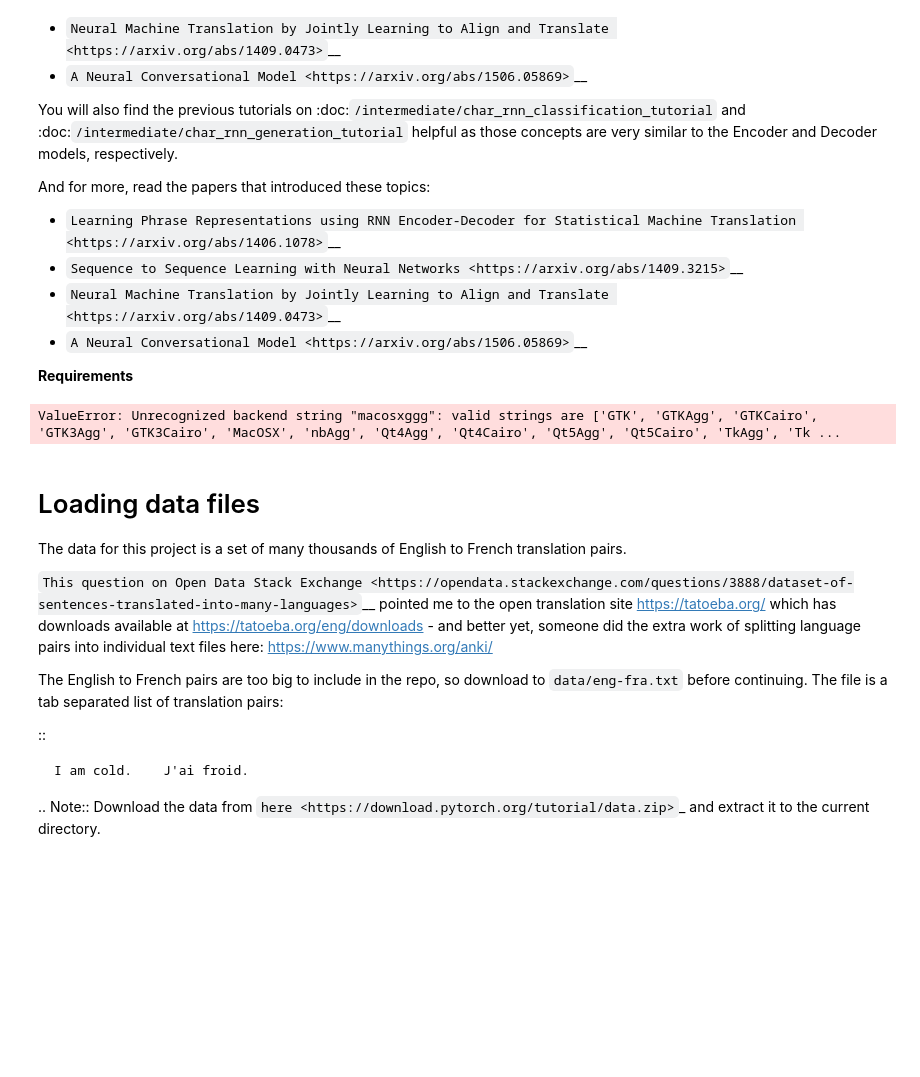
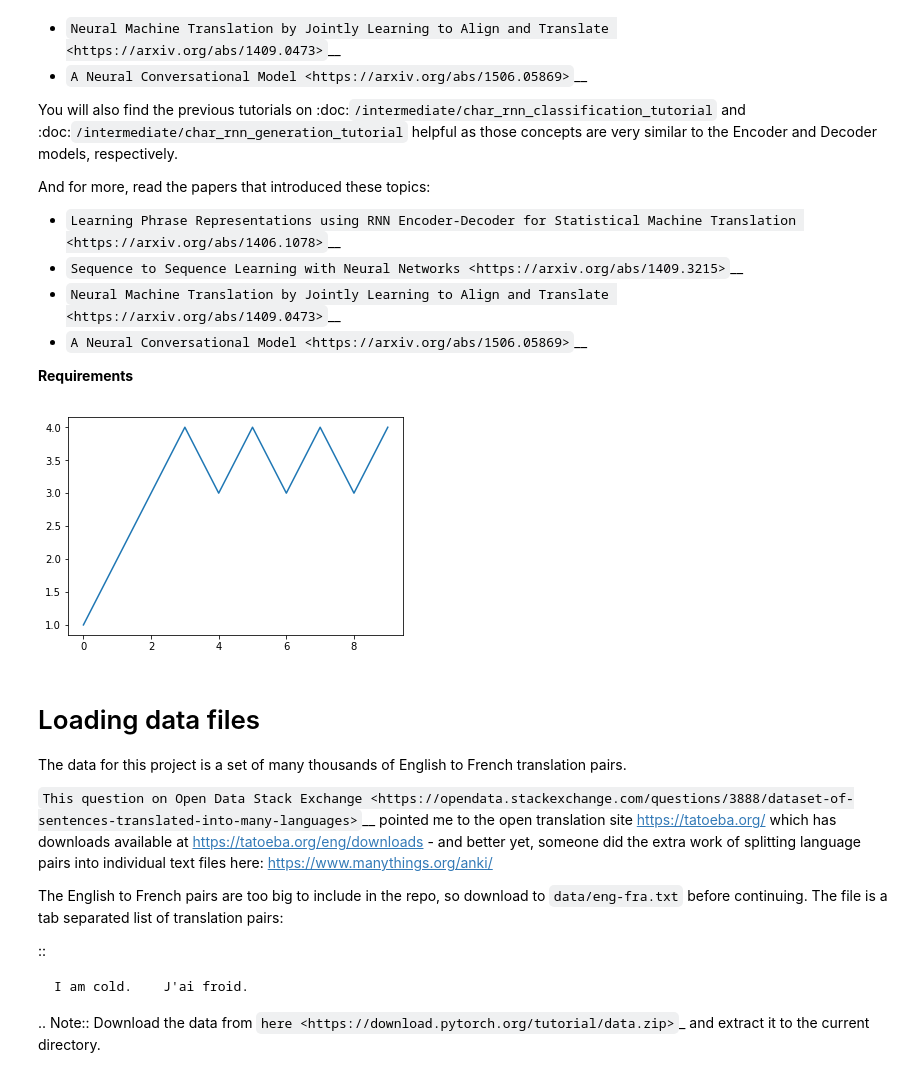
Before and after one commit to ananthsankar/seq2seq_attention, a Jupyter notebook: seq2seq_translation_tutorial-usf.ipynb, the cells around one changed output. Saved outputs shown, nothing was run; the diff lists cells and outputs as text; code cells hidden in the pictures; blank space fills up the shorter version.

```diff
--- a/seq2seq_translation_tutorial-usf.ipynb
+++ b/seq2seq_translation_tutorial-usf.ipynb
@@ -87,15 +87,15 @@ And for more, read the papers that introduced these topics:
 # %%
 # Testing the showing of plots. I had gotten it working before but now
 # it is not working. I don't have clear notes about what I did before
 # other than adding "backend: MacOSX" to ~/.matplotlib/matplotlibrc
 
 import matplotlib.pyplot as plt
-plt.switch_backend('MacOSX')
+#plt.switch_backend('MacOSX')
 import matplotlib.ticker as ticker
-plt.plot([1,2,3,4])
+plt.plot([1,2,3,4,3,4,3,4,3,4])
 plt.show()
 # %% [output]
-ValueError: Unrecognized backend string "macosxggg": valid strings are ['GTK', 'GTKAgg', 'GTKCairo', 'GTK3Agg', 'GTK3Cairo', 'MacOSX', 'nbAgg', 'Qt4Agg', 'Qt4Cairo', 'Qt5Agg', 'Qt5Cairo', 'TkAgg', 'Tk ...
+[figure, added]
 # %%
 from __future__ import unicode_literals, print_function, division
 from io import open
```
Also changed, not shown: parts of 6 cells of this notebook.
